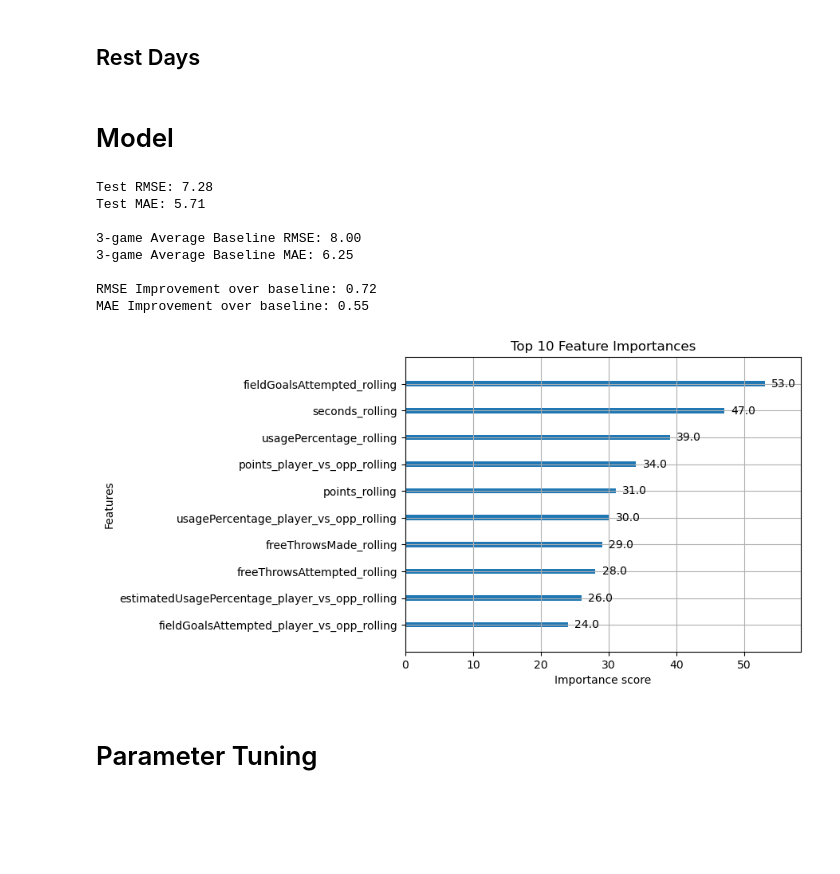
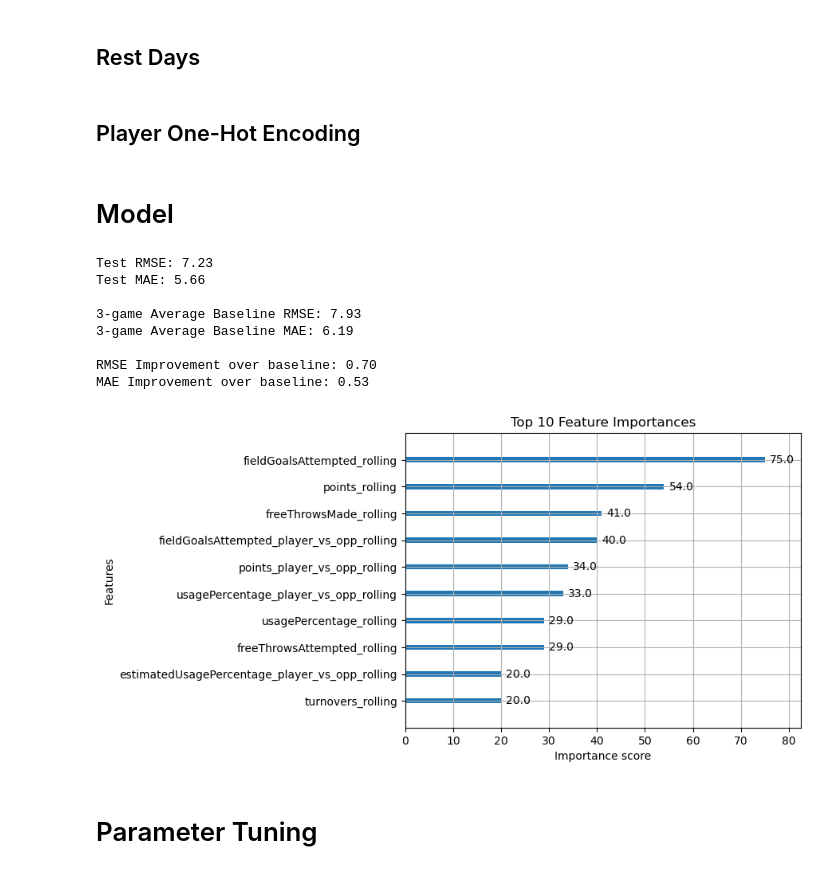
Before and after one commit to gaborszita/cmpsc-190a-project, a Jupyter notebook: owen_model.ipynb, the cells around one changed output. Saved outputs shown, nothing was run; the diff lists cells and outputs as text; code cells hidden in the pictures; blank space fills up the shorter version.

```diff
--- a/owen_model.ipynb
+++ b/owen_model.ipynb
@@ -13,7 +13,7 @@ pd.set_option('display.max_columns', None)
 # %% [markdown]
 # Configuration
 # %%
-seasons = ['2024-25', '2023-24', '2022-23', '2021-22', '2020-21']
+seasons = ['2024-25', '2023-24', '2022-23', '2021-22', '2020-21', '2019-20', '2018-19', '2017-18', '2016-17', '2015-16']
 # %%
 rolling_window = 3
 # %% [markdown]
@@ -255,3 +257,5 @@ for player_vs_opp_stat in player_vs_opp_stats:
 data['prevGameDate'] = data.groupby('playerSlug')['gameDate'].shift(1)
 data['restDays'] = (data['gameDate'] - data['prevGameDate']).dt.days
 data.drop(columns='prevGameDate', inplace=True)
+# %% [markdown]
+## Player One-Hot Encoding
@@ -258,25 +265,22 @@ data.drop(columns='prevGameDate', inplace=True)
 # %% [markdown]
 # Model
+# %%
+# Select feature to predict
+target = "points"
+
+# Get accurate names for rolling stats
+opp_stats = [stat.replace("team_", "opp_") for stat in opp_stats]
+player_vs_opp_stats = [f"{player_vs_opp_stat}_player_vs_opp" for player_vs_opp_stat in player_vs_opp_stats]
+
+# Combine all rolling stats
+combined = player_stats + opp_stats + player_vs_opp_stats
+
+# Combine all features
+features = [f"{feature}_rolling" for feature in combined] + ['restDays', 'home'] + list(player_dummies.columns)
+
+# Drop rows with missing data
+data = data.dropna(subset=features + [target])
 # %%
-# Select feature to predict
-target = "points"
-
-# Select features to train on
-opp_stats = [stat.replace("team_", "opp_") for stat in opp_stats]
-player_vs_opp_stats = [f"{player_vs_opp_stat}_player_vs_opp" for player_vs_opp_stat in player_vs_opp_stats]
-combined = player_stats + opp_stats + player_vs_opp_stats
-features = [f"{feature}_rolling" for feature in combined] + ['restDays', 'home']
-
-# One-hot encode playerSlug and append to dataset
-player_dummies = pd.get_dummies(data['playerSlug'], prefix='player')
-data = pd.concat([data, player_dummies], axis=1)
-
-# Add one-hot columns to feature list
-features += list(player_dummies.columns)
-
-# Drop rows with missing data (or impute if you prefer)
-data = data.dropna(subset=features + [target])
-
 # Split into features (X) and target (y)
 X = data[features]
 y = data[target]
@@ -298,40 +302,40 @@ model.fit(X_train, y_train)
 
 # Predict and evaluate
 y_pred = model.predict(X_test)
 mse = mean_squared_error(y_test, y_pred)
 rmse = np.sqrt(mse)
 mae = mean_absolute_error(y_test, y_pred)
 print(f"Test RMSE: {rmse:.2f}")
 print(f"Test MAE: {mae:.2f}")
 
 # Evaluate baseline (rolling average)
 y_baseline_pred = X_test[f"{target}_rolling"]
 baseline_mse = mean_squared_error(y_test, y_baseline_pred)
 baseline_rmse = np.sqrt(baseline_mse)
 baseline_mae = mean_absolute_error(y_test, y_baseline_pred)
 print(f"\n{rolling_window}-game Average Baseline RMSE: {baseline_rmse:.2f}")
 print(f"{rolling_window}-game Average Baseline MAE: {baseline_mae:.2f}")
 
 # Improvement
 rmse_improvement = baseline_rmse - rmse
 mae_improvement = baseline_mae - mae
 print(f"\nRMSE Improvement over baseline: {rmse_improvement:.2f}")
 print(f"MAE Improvement over baseline: {mae_improvement:.2f}")
 
 # Plot Feature Importance
 plot_importance(model, max_num_features=10)
 plt.title("Top 10 Feature Importances")
 plt.show()
 # %% [output]
-Test RMSE: 7.28
-Test MAE: 5.71
+Test RMSE: 7.23
+Test MAE: 5.66
 
-3-game Average Baseline RMSE: 8.00
-3-game Average Baseline MAE: 6.25
+3-game Average Baseline RMSE: 7.93
+3-game Average Baseline MAE: 6.19
 
-RMSE Improvement over baseline: 0.72
-MAE Improvement over baseline: 0.55
+RMSE Improvement over baseline: 0.70
+MAE Improvement over baseline: 0.53
-[figure, old version]
+[figure, new version]
 # %% [markdown]
 # Parameter Tuning
 # %%
```
Also changed, not shown: parts of 6 cells of this notebook.
